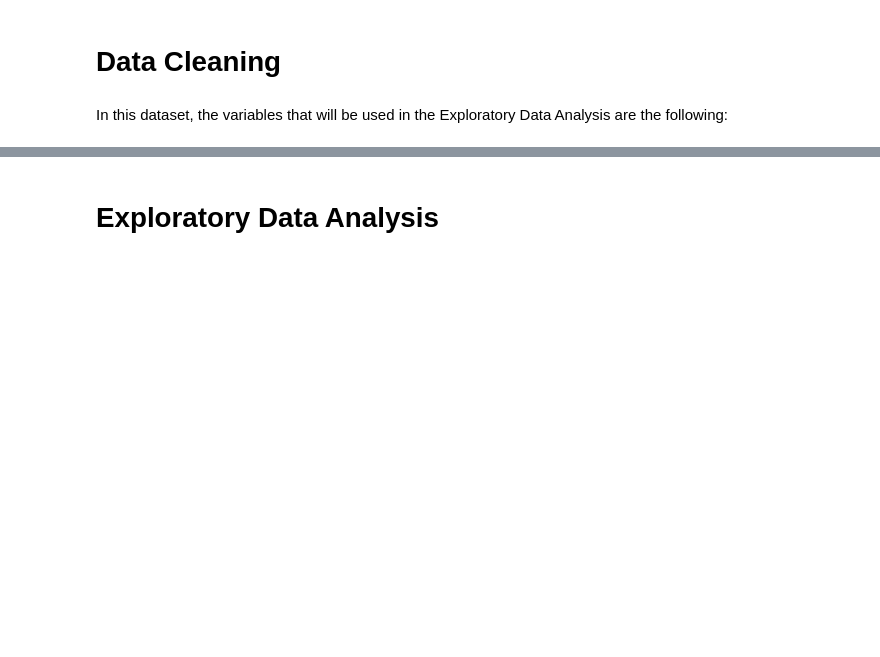
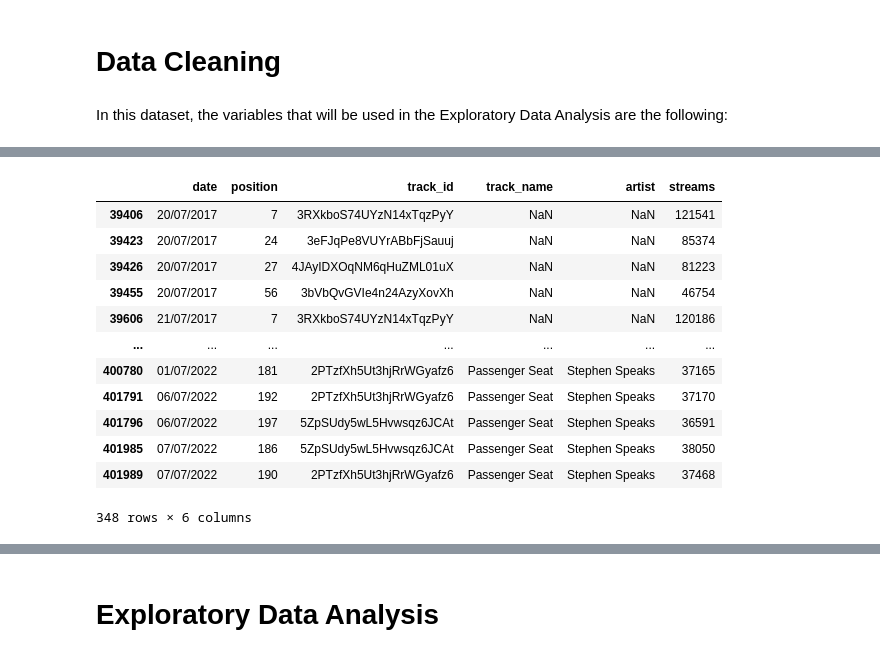
Before and after one commit to ADichoso/CSMODEL-Project-XX22-G1, a Jupyter notebook: SpotifyDataset.ipynb, the cells around one changed output, grey strips where cells are left out. Drawn from its saved outputs; the diff is of its cells as text; code cells hidden in the pictures; blank space fills up the shorter version.

```diff
--- a/SpotifyDataset.ipynb
+++ b/SpotifyDataset.ipynb
@@ -148,0 +345,17 @@ In this dataset, the variables that will be used in the Exploratory Data Analysi
+# %%
+#main_chart_dupe = charts_df.duplicated(subset=['date', 'track_name', 'artist'], keep=False)
+charts_df[charts_df.duplicated(subset=['date', 'track_name', 'artist'], keep=False)]
+# %% [output]
+|  | date | position | track_id | track_name | artist | streams |
+| 39406 | 20/07/2017 | 7 | 3RXkboS74UYzN14xTqzPyY | NaN | NaN | 121541 |
+| 39423 | 20/07/2017 | 24 | 3eFJqPe8VUYrABbFjSauuj | NaN | NaN | 85374 |
+| 39426 | 20/07/2017 | 27 | 4JAyIDXOqNM6qHuZML01uX | NaN | NaN | 81223 |
+| 39455 | 20/07/2017 | 56 | 3bVbQvGVIe4n24AzyXovXh | NaN | NaN | 46754 |
+| 39606 | 21/07/2017 | 7 | 3RXkboS74UYzN14xTqzPyY | NaN | NaN | 120186 |
+| ... | ... | ... | ... | ... | ... | ... |
+| 400780 | 01/07/2022 | 181 | 2PTzfXh5Ut3hjRrWGyafz6 | Passenger Seat | Stephen Speaks | 37165 |
+| 401791 | 06/07/2022 | 192 | 2PTzfXh5Ut3hjRrWGyafz6 | Passenger Seat | Stephen Speaks | 37170 |
+| 401796 | 06/07/2022 | 197 | 5ZpSUdy5wL5Hvwsqz6JCAt | Passenger Seat | Stephen Speaks | 36591 |
+| 401985 | 07/07/2022 | 186 | 5ZpSUdy5wL5Hvwsqz6JCAt | Passenger Seat | Stephen Speaks | 38050 |
+| 401989 | 07/07/2022 | 190 | 2PTzfXh5Ut3hjRrWGyafz6 | Passenger Seat | Stephen Speaks | 37468 |
+348 rows × 6 columns
```
Also changed, not shown: parts of 35 cells of this notebook.
